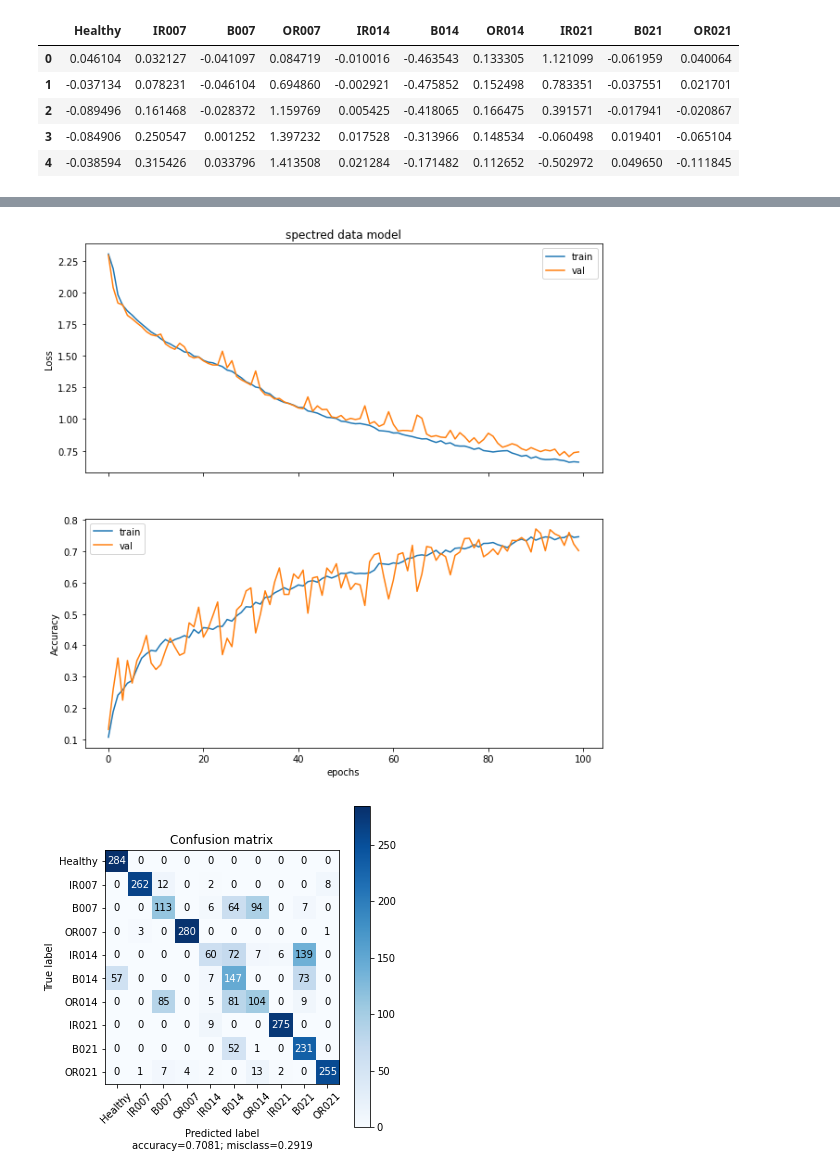
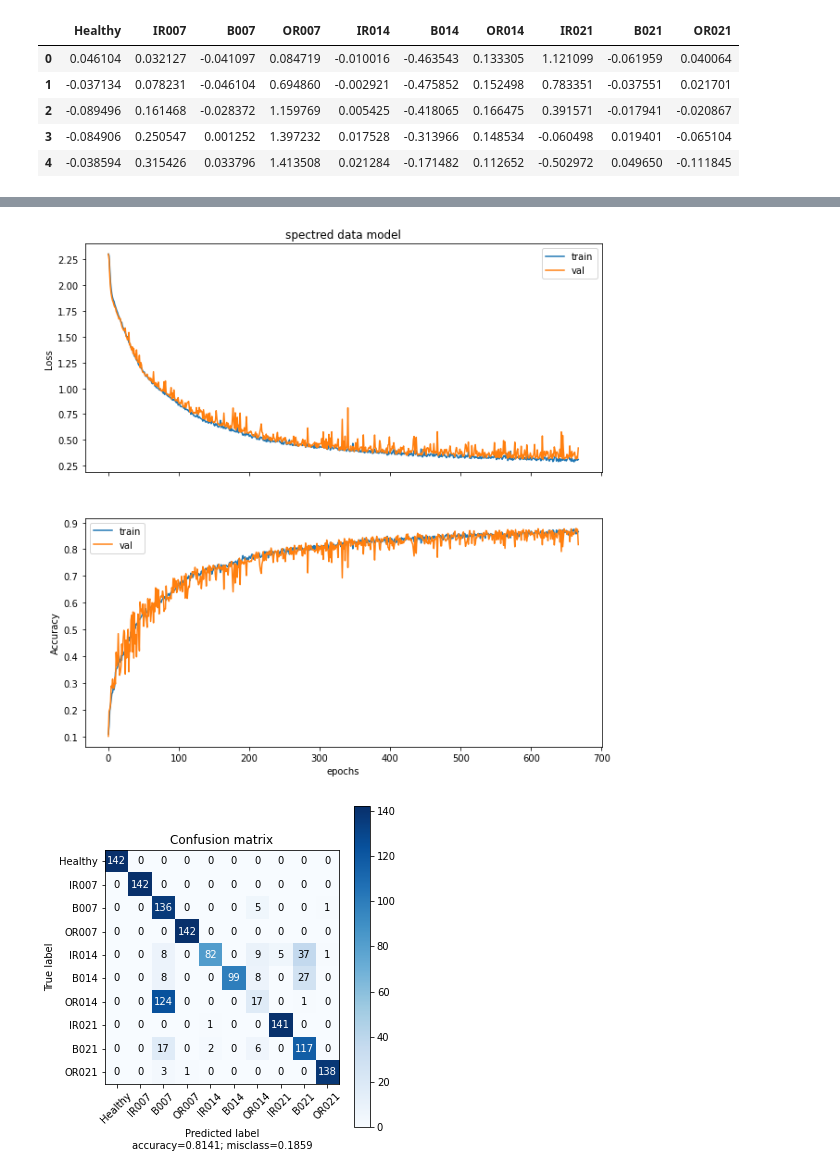
Before and after one commit to MartinVIllesca/ME7260-Aprendizaje-Profundo-en-Diagnostico-y-Pronostico-de-Fallas, a Jupyter notebook: t1/T1.ipynb, the cells around one changed output, grey strips where cells are left out. Cells and saved outputs as stored; diff of their text form; code cells hidden in the pictures.

Commit message:
best models

```diff
--- a/t1/T1.ipynb
+++ b/t1/T1.ipynb
@@ -85,7 +85,7 @@ print('train {}, validation {} and test {} shapes'.format(train_data.shape,
                                                           test_data.shape))
 
 nperwd = 500
-nleap = 100
+nleap = 200
 
 X_train = get_time_windows(train_data, nperwd, nleap)
 print('train {}'.format(X_train.shape))
@@ -261,7 +265,9 @@ def get_spectrogram(X, fs=1.0, title='', plot=False):
   obtiene el spectograma de los datos de X
   """
 
-  f, t, spectro = signal.spectrogram(X, fs=fs, nperseg=nperwd, noverlap=nperwd-nleap)
+  f, t, spectro = signal.spectrogram(X, fs=fs,
+                                     nperseg=nperwd,
+                                     noverlap=nperwd-nleap)
 
   # print(f.shape, t.shape, spectro.shape)
 
@@ -402,7 +408,7 @@ def plot_confusion_matrix(Y_true, Y_pred, target_names,
     plt.xlabel('Predicted label\naccuracy={:0.4f}; misclass={:0.4f}'.format(accuracy, misclass))
     plt.show()
 # %%
-def run(X_train, X_val, X_test, input_features, title, lr=0.001):
+def run(X_train, X_val, X_test, input_features, title, lr=0.001, nepochs=100):
   # modelo raw data
   model = Sequential()
 
@@ -420,12 +426,12 @@ def run(X_train, X_val, X_test, input_features, title, lr=0.001):
   model.compile(loss='categorical_crossentropy',
                 optimizer=opt, metrics=['accuracy'])
 
-  callback = keras.callbacks.EarlyStopping(patience=5, verbose=True)
+  callback = keras.callbacks.EarlyStopping(patience=50, verbose=True)
 
   history = model.fit(X_train,
                       Y_train,
                       batch_size=64,
-                      epochs=100,
+                      epochs=nepochs,
                       callbacks=[callback],
                       validation_data=(X_val, Y_val))
 
@@ -500,3 +506,3 @@ Epoch 00029: early stopping
 # %%
-model_s = run(train_spectros, val_spectros, test_spectros, train_spectros.shape[1], 'spectred data model', lr=0.003)
+model_s = run(train_spectros, val_spectros, test_spectros, train_spectros.shape[1], 'spectred data model', lr=0.003, nepochs=1000)
 # %% [output]
@@ -520,2 +526,2 @@ Epoch 100/100
-[figure, old version]
+[figure, new version]
-[figure, old version]
+[figure, new version]
```
Also changed, not shown: parts of 8 cells of this notebook.
